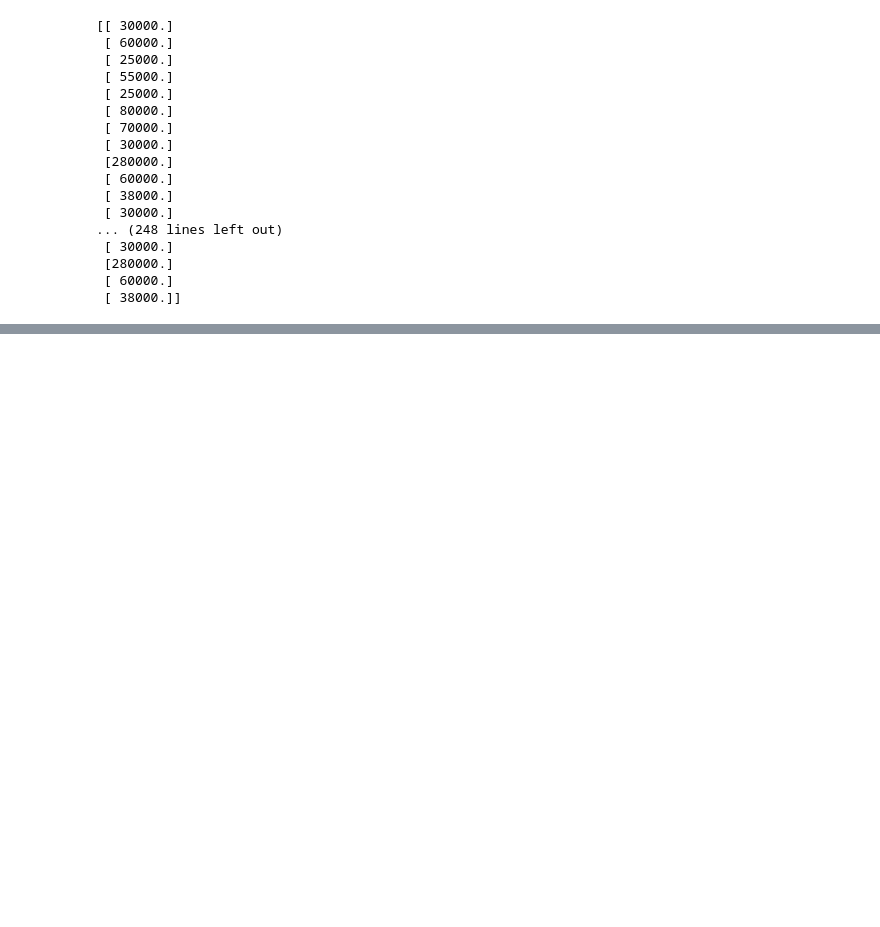
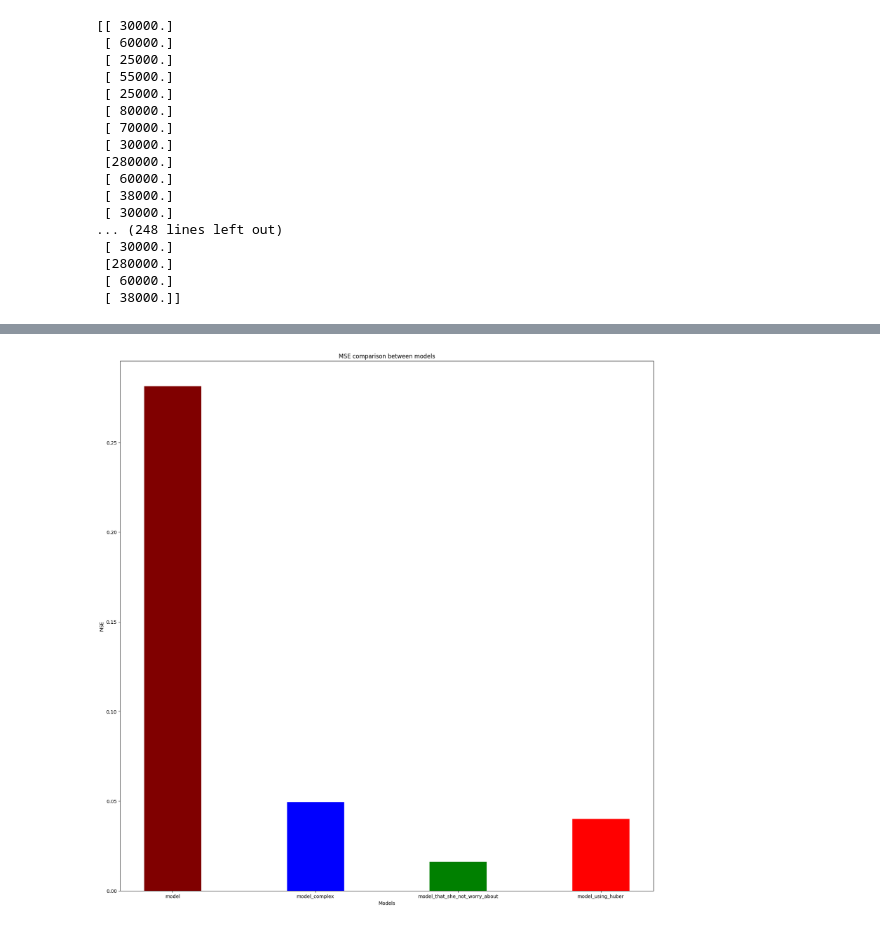
Before and after one commit to Bloomy-Bangkit/bloomy-price-predictor, a Jupyter notebook: pricepredictor.ipynb, the cells around one changed output, grey strips where cells are left out. Drawn from its saved outputs; the diff is of its cells as text; code cells hidden in the pictures; blank space fills up the shorter version.

```diff
--- a/pricepredictor.ipynb
+++ b/pricepredictor.ipynb
@@ -200,0 +258,12 @@ Epoch 100/100
+# %%
+model_using_huber = tf.keras.models.Sequential([
+    tf.keras.layers.Dense(20, activation='relu', input_shape=[4]),
+    tf.keras.layers.Dense(25, activation='relu'),  # Add an additional dense layer to match the expected output shape
+    tf.keras.layers.Reshape((5, 5)),
+    tf.keras.layers.Bidirectional(tf.keras.layers.LSTM(8)),
+    tf.keras.layers.Dense(1)
+])
+# %%
+model_using_huber.compile(optimizer=tf.keras.optimizers.Adam(), loss=tf.keras.losses.Huber(), metrics=['mse'])
+# %%
+history4 = model_using_huber.fit(X_train, y_train,validation_data=[X_test,y_test], epochs=100)
@@ -201 +288,19 @@ Epoch 100/100
+# %%
+
+import matplotlib.pyplot as plt
+
+fig = plt.figure(figsize = (20, 20))
+
+# creating the bar plot
+plt.bar("model",history.history['mse'], color ='maroon', width = 0.4)
+plt.bar("model_complex",history2.history['mse'], color ='blue', width = 0.4)
+plt.bar("model_that_she_not_worry_about",history3.history['mse'], color ='green', width = 0.4)
+plt.bar("model_using_huber",model_using_huber.history.history['mse'], color ='red', width = 0.4)
+
+plt.xlabel("Models")
+plt.ylabel("MSE")
+plt.title("MSE comparison between models")
+plt.show()
+# %% [output]
+[figure, added]
 # %%
```
Also changed, not shown: parts of 53 cells of this notebook.
